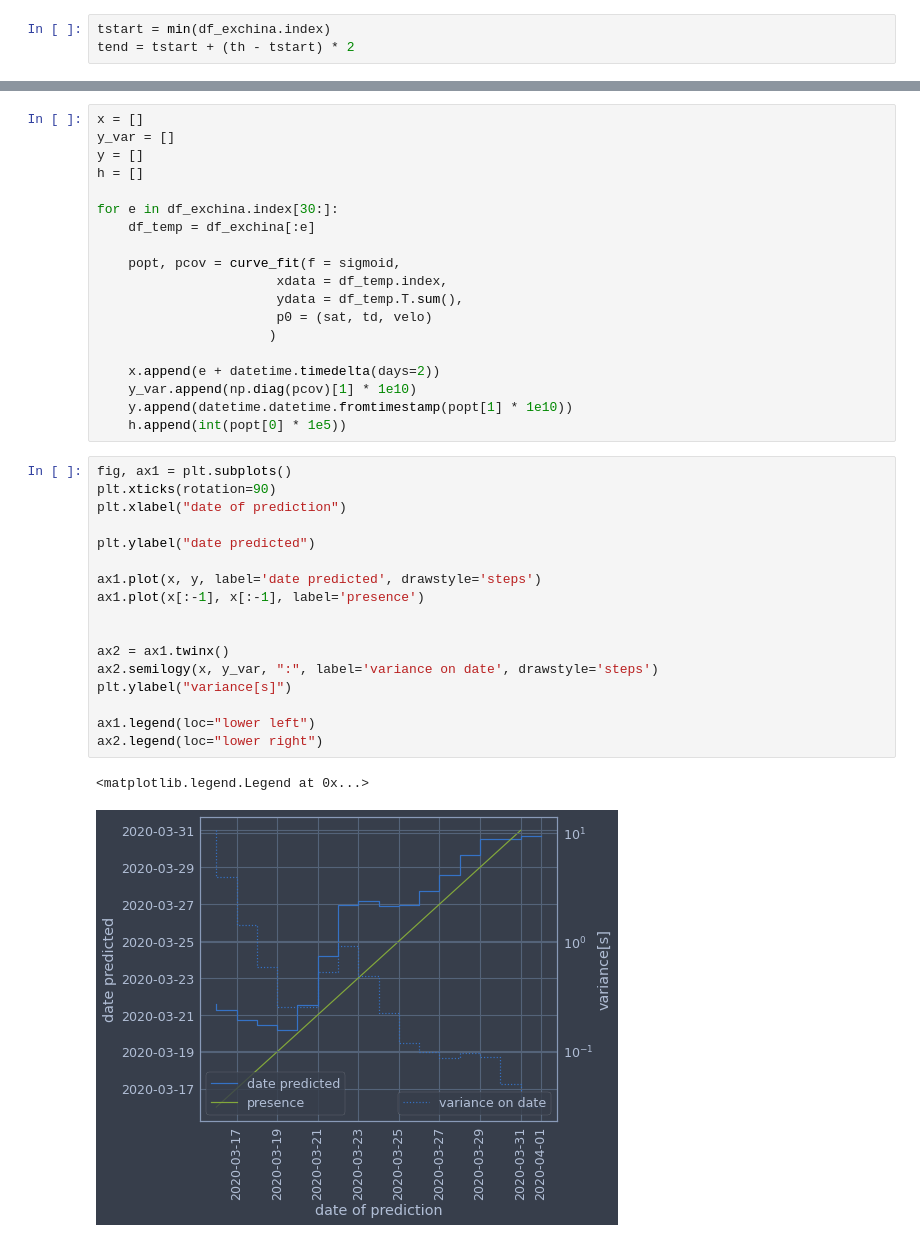
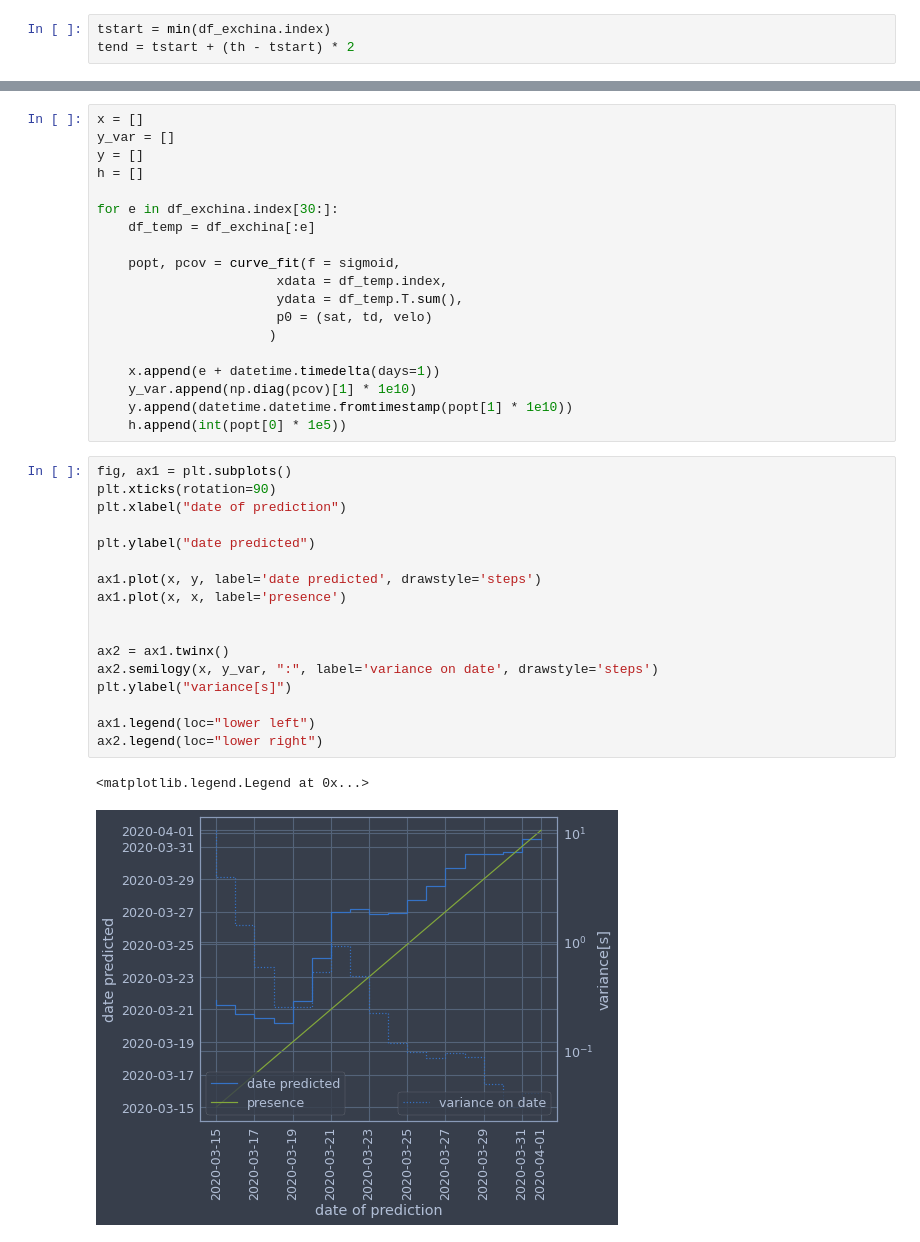
Before and after one commit to pcjedi/notebooks, a Jupyter notebook: corona.ipynb, the cells around one changed output, grey strips where cells are left out. Cells and saved outputs as stored; diff of their text form.

```diff
--- a/corona.ipynb
+++ b/corona.ipynb
@@ -192,30 +197,30 @@ for e in df_exchina.index[30:]:
                        p0 = (sat, td, velo)
                       )
 
-    x.append(e + datetime.timedelta(days=2))
+    x.append(e + datetime.timedelta(days=1))
     y_var.append(np.diag(pcov)[1] * 1e10)
     y.append(datetime.datetime.fromtimestamp(popt[1] * 1e10))
     h.append(int(popt[0] * 1e5))
 # %%
 fig, ax1 = plt.subplots()
 plt.xticks(rotation=90)
 plt.xlabel("date of prediction")
 
 plt.ylabel("date predicted")
 
 ax1.plot(x, y, label='date predicted', drawstyle='steps')
-ax1.plot(x[:-1], x[:-1], label='presence')
+ax1.plot(x, x, label='presence')
 
 
 ax2 = ax1.twinx()
 ax2.semilogy(x, y_var, ":", label='variance on date', drawstyle='steps')
 plt.ylabel("variance[s]")
 
 ax1.legend(loc="lower left")
 ax2.legend(loc="lower right")
 # %% [output]
 <matplotlib.legend.Legend at 0x...>
-[figure, old version]
+[figure, new version]
 # %%
 for e in df_exchina.index[30:]:
     df_temp = df_exchina[:e]
```
Also changed, not shown: parts of 18 cells of this notebook, 1 other file.
